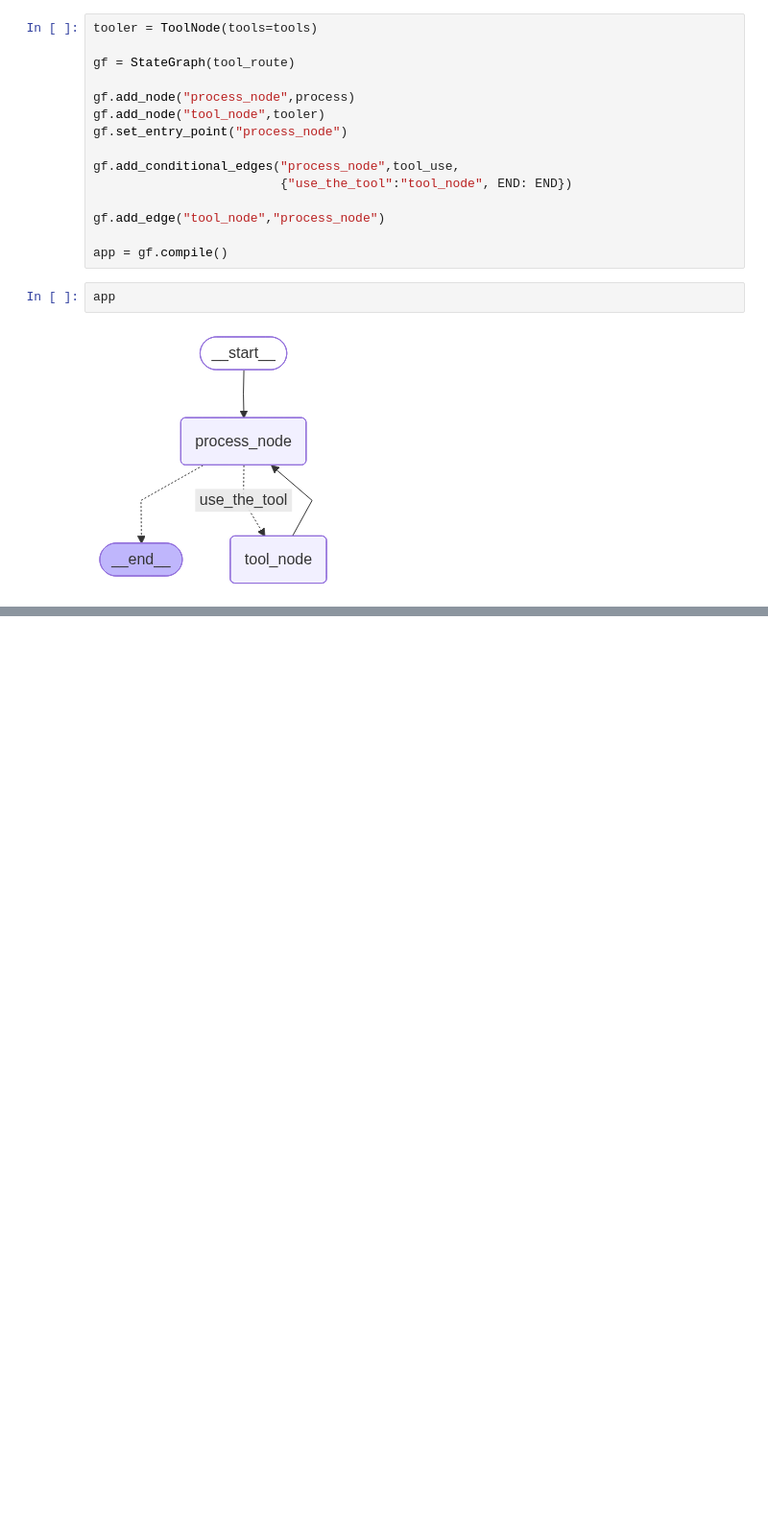
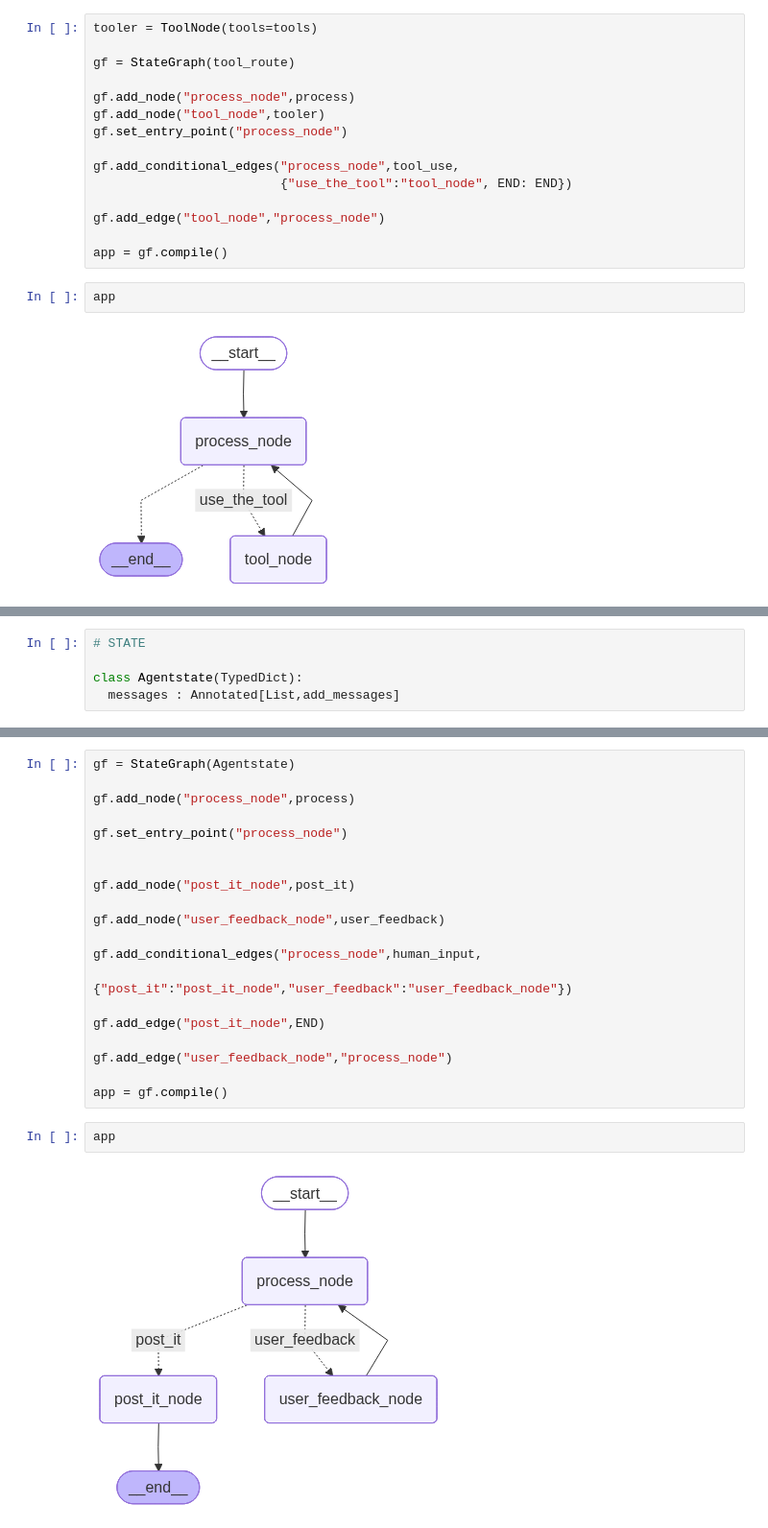
Before and after one commit to mahikshith/Langgraph, a Jupyter notebook: Advanced_agents.ipynb, the cells around one changed output, grey strips where cells are left out. Shown: that part at 96% size. Cells and saved outputs as stored; diff of their text form; blank space fills up the shorter version.

Commit message:
added human in the loop via input

```diff
--- a/Advanced_agents.ipynb
+++ b/Advanced_agents.ipynb
@@ -427,0 +558,5 @@ ans
+# %%
+# STATE
+
+class Agentstate(TypedDict):
+  messages : Annotated[List,add_messages]
@@ -427,0 +615,24 @@ ans
+# %%
+gf = StateGraph(Agentstate)
+
+gf.add_node("process_node",process)
+
+gf.set_entry_point("process_node")
+
+
+gf.add_node("post_it_node",post_it)
+
+gf.add_node("user_feedback_node",user_feedback)
+
+gf.add_conditional_edges("process_node",human_input,
+                         {"post_it":"post_it_node","user_feedback":"user_feedback_node"})
+
+gf.add_edge("post_it_node",END)
+
+gf.add_edge("user_feedback_node","process_node")
+
+app = gf.compile()
+# %%
+app
+# %% [output]
+[figure, added]
```
Also changed, not shown: parts of 20 cells of this notebook.
